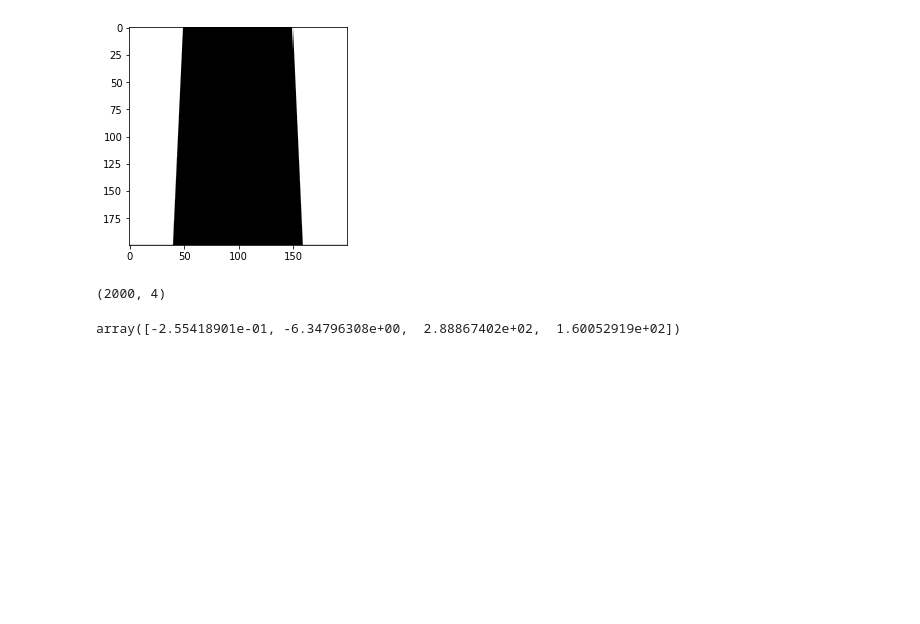
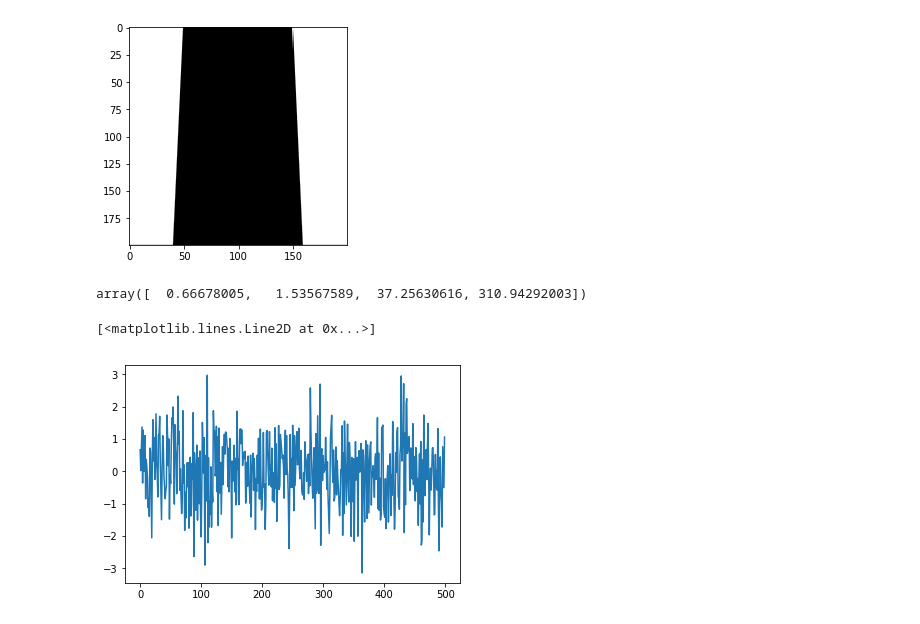
Before and after one commit to FelipeVein/visual_guidance, a Jupyter notebook: particle_filter.ipynb, the cells around one changed output. Saved outputs shown, nothing was run; the diff lists cells and outputs as text; code cells hidden in the pictures; blank space fills up the shorter version.

```diff
--- a/particle_filter.ipynb
+++ b/particle_filter.ipynb
@@ -314,15 +384,18 @@ plt.imshow(mask_show, cmap='gray')
 <matplotlib.image.AxesImage at 0x...>
 [figure]
 # %%
-pf = ParticleFilter(transition = transition, fitness = fitness, nfeatures=4, mu = [0,0,0,20], sigma = [1,10,5,5], lb = [-np.pi, -100, 0, 0], ub=[np.pi, 100, 500, 500], nparticles = 2000, distribution=['normal','normal','uniform','uniform'])
+pf = ParticleFilter(transition = transition, fitness = fitness, nfeatures=4, mu = [0,0,50,100], sigma = [1,10,50,50], lb = [-np.pi, -100, 0, 0], ub=[np.pi, 100, 500, 500], nparticles = 500, distribution=['normal','normal','uniform','uniform'])
-# %% [output]
-(2000, 4)
 # %%
 #mask_show.shape
 
-pf.particles[500]
+pf.particles[0]
 # %% [output]
-array([-2.55418901e-01, -6.34796308e+00,  2.88867402e+02,  1.60052919e+02])
+array([  0.66678005,   1.53567589,  37.25630616, 310.94292003])
+# %%
+plt.plot([a[0] for a in pf.particles])
+# %% [output]
+[<matplotlib.lines.Line2D at 0x...>]
+[figure, added]
 # %%
 pf.next_step(mask_show, [0,0])
 
```
Also changed, not shown: parts of 21 cells of this notebook, 1 other file.
